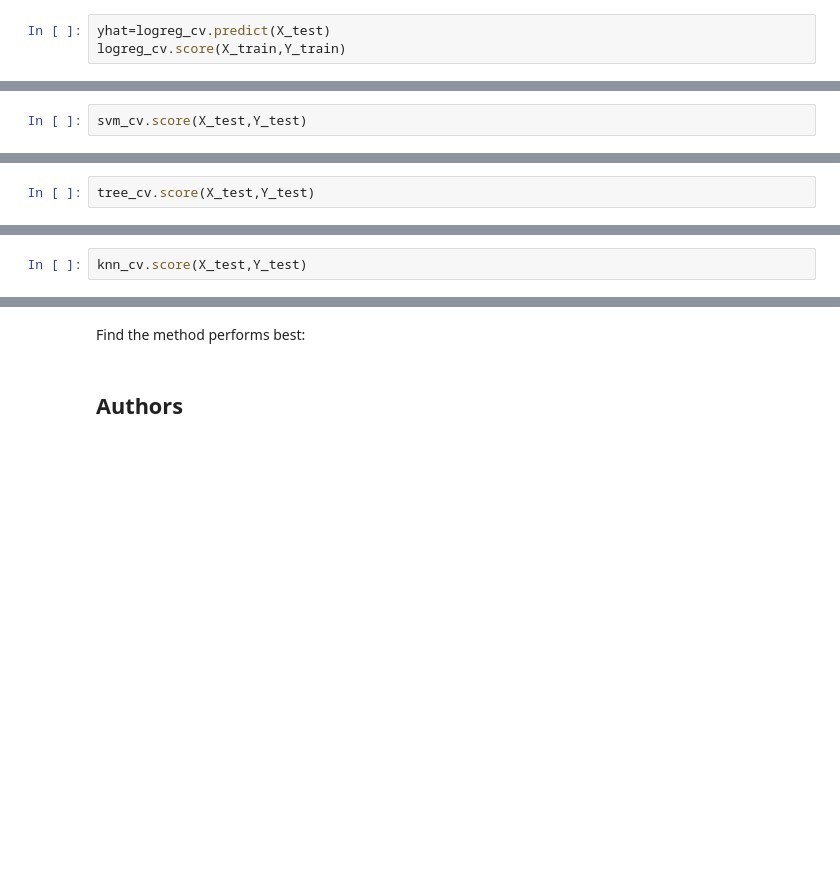
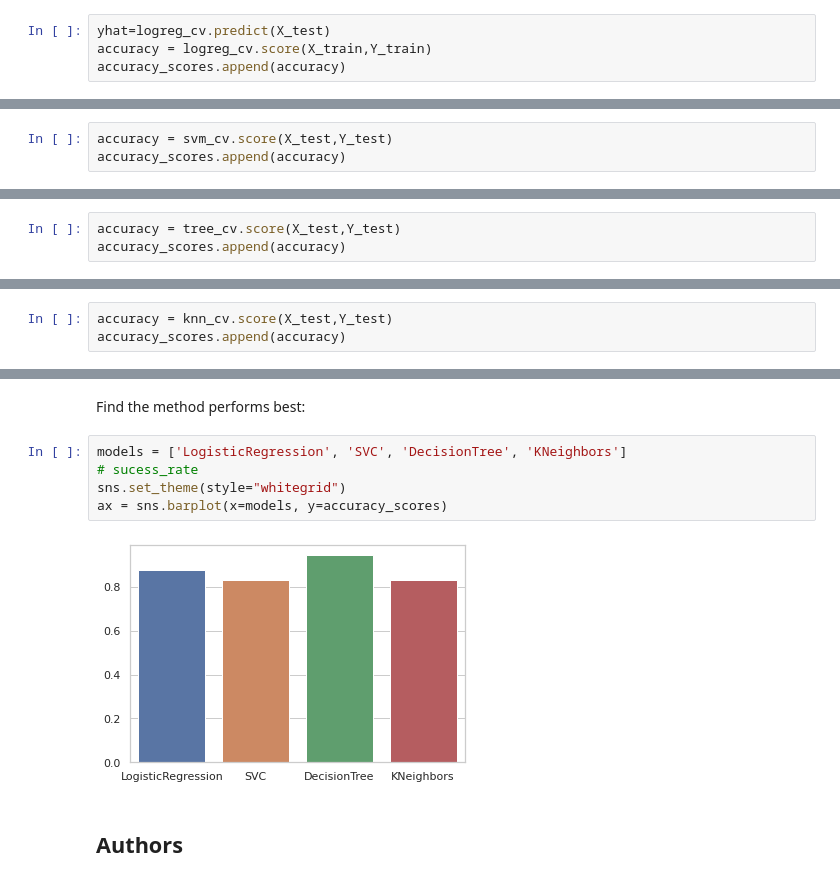
Before and after one commit to SuwaidAslam/Applied-Data-Science-Capstone-Project, a Jupyter notebook: Machine Learning Prediction lab.ipynb, the cells around one changed output, grey strips where cells are left out. Cells and saved outputs as stored; diff of their text form; blank space fills up the shorter version.

```diff
--- a/Machine Learning Prediction lab.ipynb
+++ b/Machine Learning Prediction lab.ipynb
@@ -179,3 +181,4 @@ Calculate the accuracy on the test data using the method <code>score</code>:
 # %%
 yhat=logreg_cv.predict(X_test)
-logreg_cv.score(X_train,Y_train)
+accuracy = logreg_cv.score(X_train,Y_train)
+accuracy_scores.append(accuracy)
@@ -221,4 +222,5 @@ accuracy : 0.8482142857142856
 # %% [markdown]
 Calculate the accuracy on the test data using the method <code>score</code>:
 # %%
-svm_cv.score(X_test,Y_test)
+accuracy = svm_cv.score(X_test,Y_test)
+accuracy_scores.append(accuracy)
@@ -267,4 +267,5 @@ accuracy : 0.8892857142857142
 # %% [markdown]
 Calculate the accuracy of tree_cv on the test data using the method <code>score</code>:
 # %%
-tree_cv.score(X_test,Y_test)
+accuracy = tree_cv.score(X_test,Y_test)
+accuracy_scores.append(accuracy)
@@ -307,4 +306,5 @@ accuracy : 0.8482142857142858
 # %% [markdown]
 Calculate the accuracy of tree_cv on the test data using the method <code>score</code>:
 # %%
-knn_cv.score(X_test,Y_test)
+accuracy = knn_cv.score(X_test,Y_test)
+accuracy_scores.append(accuracy)
@@ -321,6 +319,13 @@ plot_confusion_matrix(Y_test,yhat)
 ## TASK  12
 # %% [markdown]
 Find the method performs best:
+# %%
+models = ['LogisticRegression', 'SVC', 'DecisionTree', 'KNeighbors']
+# sucess_rate
+sns.set_theme(style="whitegrid")
+ax = sns.barplot(x=models, y=accuracy_scores)
+# %% [output]
+[figure, added]
 # %% [markdown]
 ## Authors
 # %% [markdown]
```
Also changed, not shown: parts of 6 cells of this notebook.
